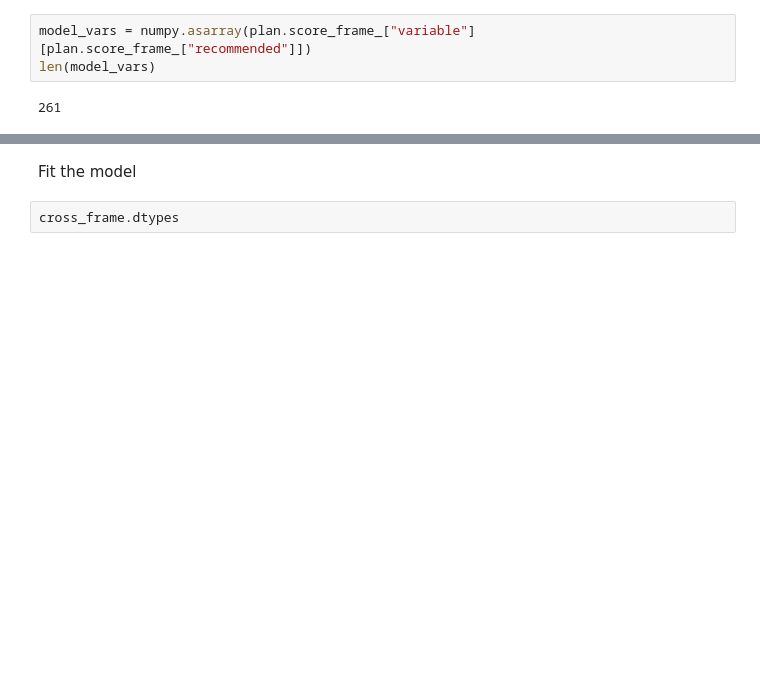
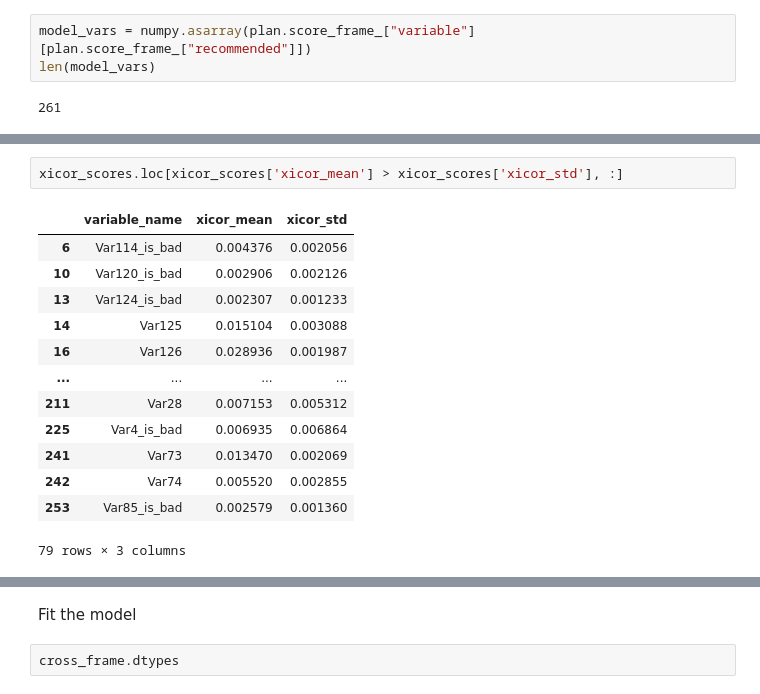
Before and after one commit to WinVector/pyvtreat, a Jupyter notebook: Examples/KDD2009Example/KDD2009Example.ipynb, the cells around one changed output, grey strips where cells are left out. Drawn from its saved outputs; the diff is of its cells as text; blank space fills up the shorter version.

```diff
--- a/Examples/KDD2009Example/KDD2009Example.ipynb
+++ b/Examples/KDD2009Example/KDD2009Example.ipynb
@@ -152,0 +171,16 @@ len(model_vars)
+# %%
+xicor_scores.loc[xicor_scores['xicor_mean'] > xicor_scores['xicor_std'], :]
+# %% [output]
+|  | variable_name | xicor_mean | xicor_std |
+| 6 | Var114_is_bad | 0.004376 | 0.002056 |
+| 10 | Var120_is_bad | 0.002906 | 0.002126 |
+| 13 | Var124_is_bad | 0.002307 | 0.001233 |
+| 14 | Var125 | 0.015104 | 0.003088 |
+| 16 | Var126 | 0.028936 | 0.001987 |
+| ... | ... | ... | ... |
+| 211 | Var28 | 0.007153 | 0.005312 |
+| 225 | Var4_is_bad | 0.006935 | 0.006864 |
+| 241 | Var73 | 0.013470 | 0.002069 |
+| 242 | Var74 | 0.005520 | 0.002855 |
+| 253 | Var85_is_bad | 0.002579 | 0.001360 |
+79 rows × 3 columns
```
Also changed, not shown: parts of 25 cells of this notebook, 5 other files.
